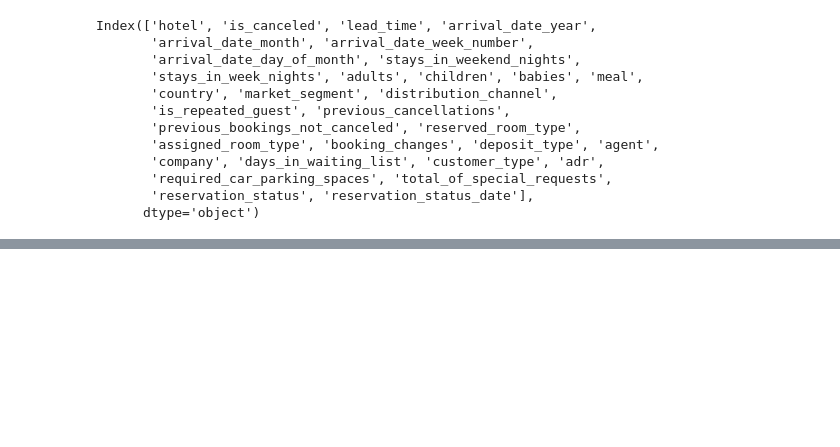
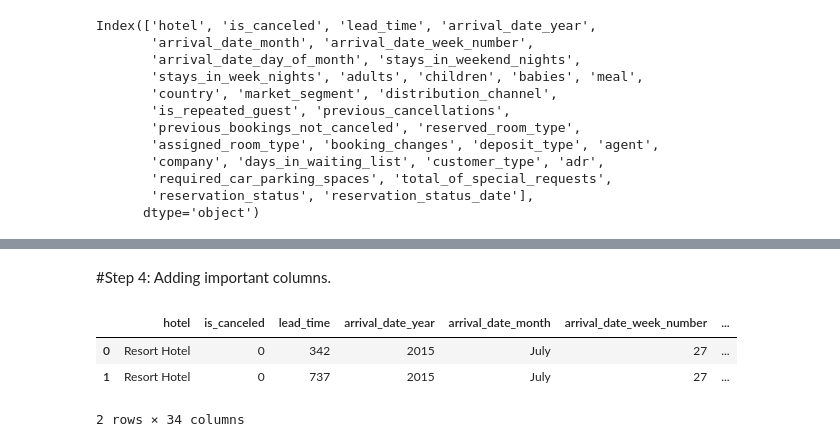
Before and after one commit to KrishnaNayik/Hotel-Booking-Analysis---Capstone-Project, a Jupyter notebook: Hotel_Booking_Analysis_Capstone_Project.ipynb, the cells around one changed output, grey strips where cells are left out. Saved outputs shown, nothing was run; the diff lists cells and outputs as text; code cells hidden in the pictures; blank space fills up the shorter version.

```diff
--- a/Hotel_Booking_Analysis_Capstone_Project.ipynb
+++ b/Hotel_Booking_Analysis_Capstone_Project.ipynb
@@ -49,0 +271,21 @@ Index(['hotel', 'is_canceled', 'lead_time', 'arrival_date_year',
+# %%
+# changing datatype of column 'reservation_status_date' to data_type.
+df1['reservation_status_date'] = pd.to_datetime(df1['reservation_status_date'], format = '%Y-%m-%d')
+# %%
+# Converting datatype of columns 'children', 'company' and 'agent' from float to int.
+df1[['children', 'company', 'agent']] = df1[['children', 'company', 'agent']].astype('int64')
+# %% [markdown]
+#Step 4: Adding important columns.
+# %%
+# Adding total people num as column, i.e. total people num = num of adults + children + babies
+df1['total_people'] = df1['adults']+df1['children']+df1['babies']
+# %%
+# Adding total staying days in hotels
+df1['total_stay'] = df1['stays_in_weekend_nights']+df1['stays_in_week_nights']
+# %%
+df1.head(2)
+# %% [output]
+|  | hotel | is_canceled | lead_time | arrival_date_year | arrival_date_month | arrival_date_week_number | ... |
+| 0 | Resort Hotel | 0 | 342 | 2015 | July | 27 | ... |
+| 1 | Resort Hotel | 0 | 737 | 2015 | July | 27 | ... |
+2 rows × 34 columns
```
Also changed, not shown: parts of 41 cells of this notebook.
